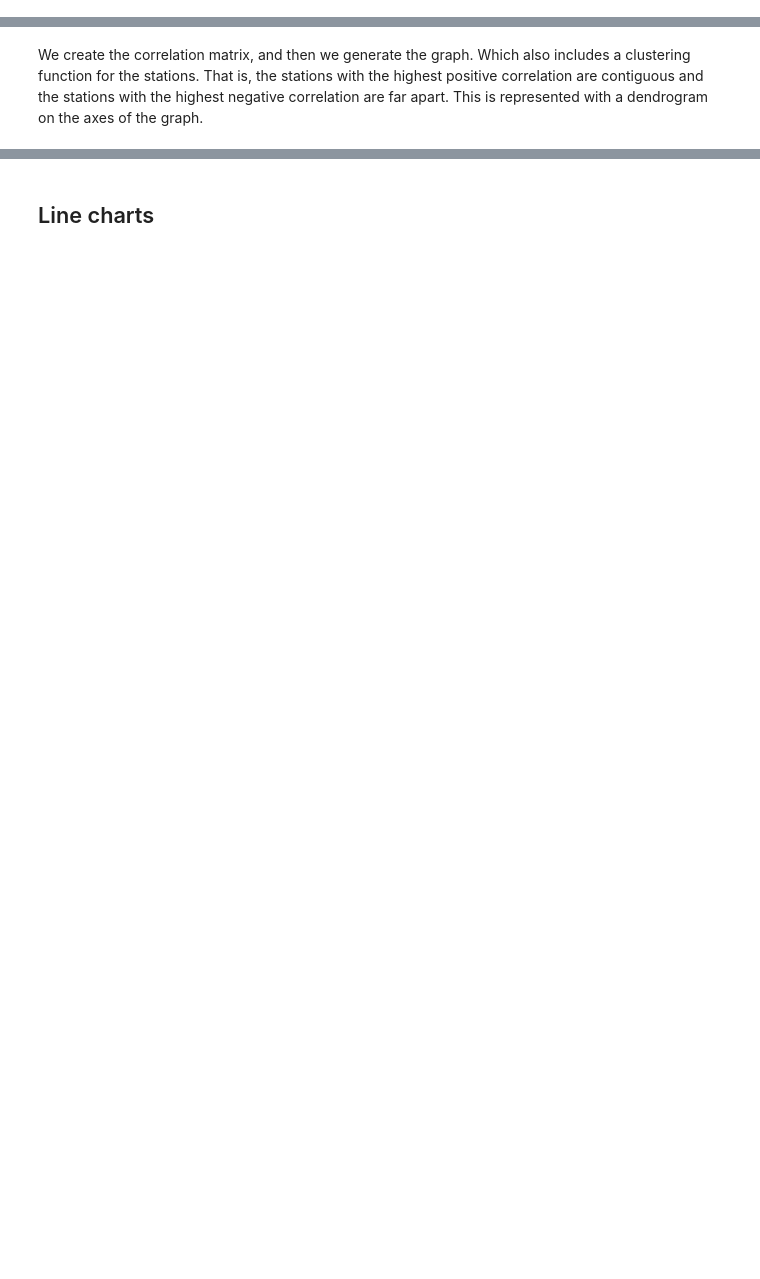
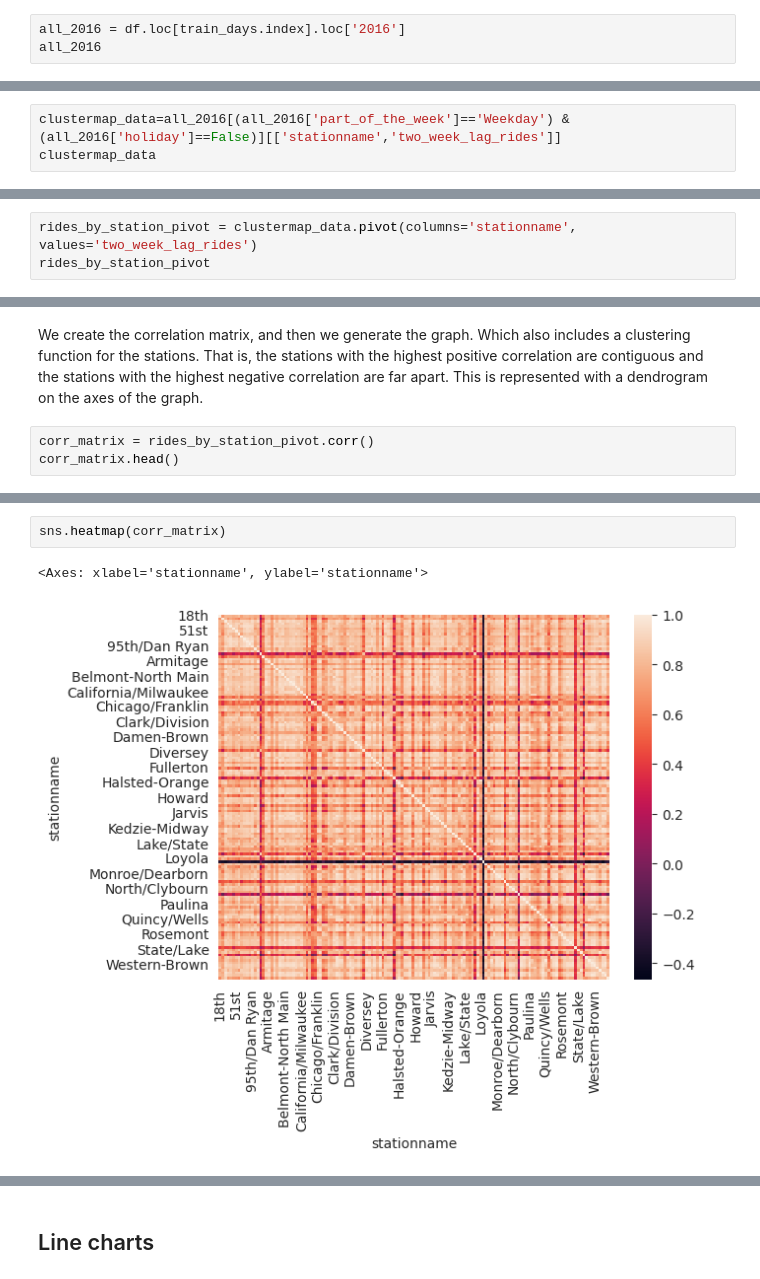
Before and after one commit to jimmynkim/DAEM, a Jupyter notebook: DAEM23_04.ipynb, the cells around one changed output, grey strips where cells are left out. Drawn from its saved outputs; the diff is of its cells as text; blank space fills up the shorter version.

```diff
--- a/DAEM23_04.ipynb
+++ b/DAEM23_04.ipynb
@@ -506,3 +700,6 @@ df['part_of_the_week']=df.index.weekday.map(lambda x: 'Weekday' if x<5 else 'Wee
 df.loc[df.index.intersection(dates_with_holiday[dates_with_holiday].index), 'holiday']=True #setting the holidays to true
 # %% [markdown]
 After this, we take only the records corresponding to the year 2016
+# %%
+all_2016 = df.loc[train_days.index].loc['2016']
+all_2016
@@ -509,2 +721,5 @@ After this, we take only the records corresponding to the year 2016
 # %% [markdown]
 We take the data only for weekdays and that are not holidays
+# %%
+clustermap_data=all_2016[(all_2016['part_of_the_week']=='Weekday') & (all_2016['holiday']==False)][['stationname','two_week_lag_rides']]
+clustermap_data
@@ -511,2 +741,5 @@ We take the data only for weekdays and that are not holidays
 # %% [markdown]
 We create the pivot table where the rows are the days of the year 2016, and the columns are the seasons. Each cell in the data set represents the number of passengers for a specific station and day.
+# %%
+rides_by_station_pivot = clustermap_data.pivot(columns='stationname', values='two_week_lag_rides')
+rides_by_station_pivot
@@ -513,2 +761,5 @@ We create the pivot table where the rows are the days of the year 2016, and the
 # %% [markdown]
 We create the correlation matrix, and then we generate the graph. Which also includes a clustering function for the stations. That is, the stations with the highest positive correlation are contiguous and the stations with the highest negative correlation are far apart. This is represented with a dendrogram on the axes of the graph.
+# %%
+corr_matrix = rides_by_station_pivot.corr()
+corr_matrix.head()
@@ -518,0 +783,5 @@ corr_matrix.loc['Harlem-Lake','Quincy/Wells']
+# %%
+sns.heatmap(corr_matrix)
+# %% [output]
+<Axes: xlabel='stationname', ylabel='stationname'>
+[figure, added]
```
Also changed, not shown: parts of 51 cells of this notebook.
